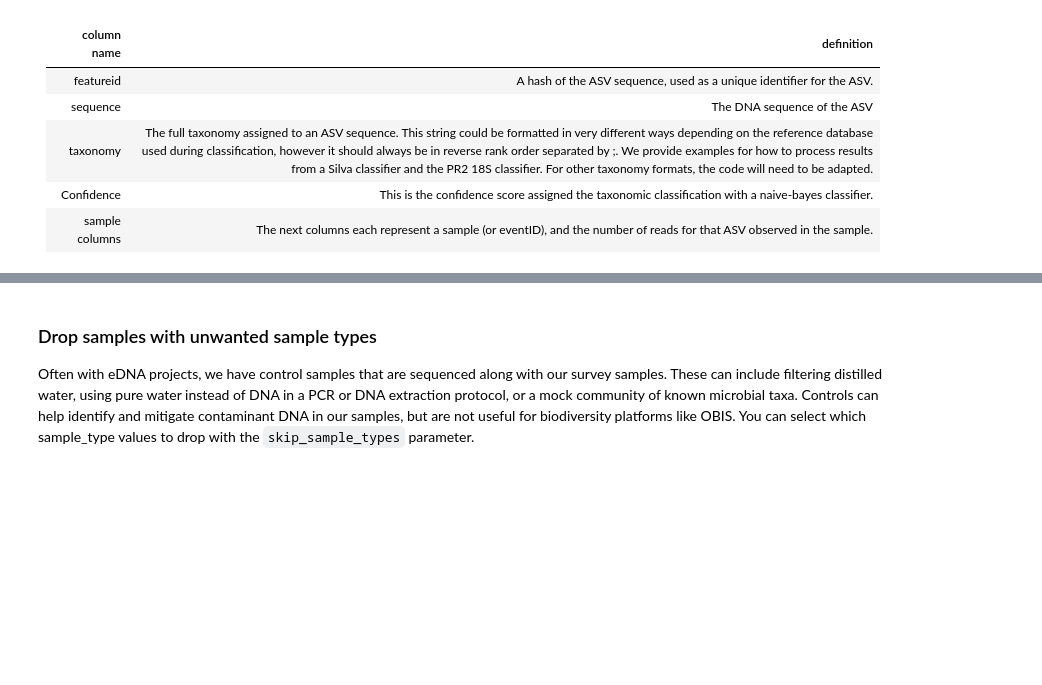
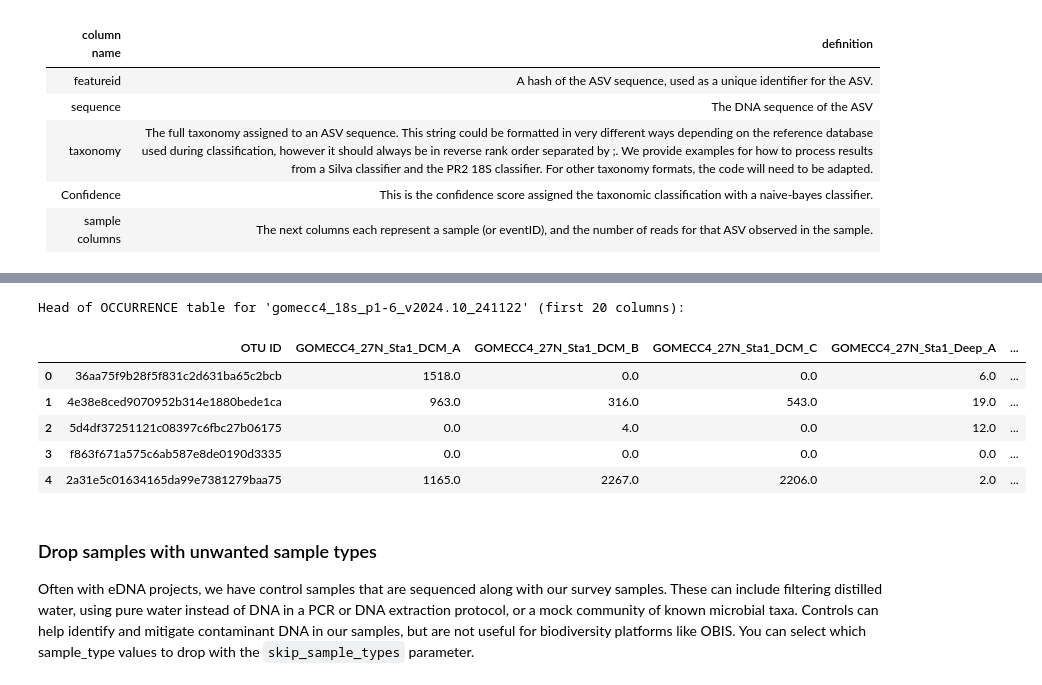
Before and after one commit to aomlomics/edna2obis, a Jupyter notebook: src-v3/edna2obis_conversion_code_v3.ipynb, the cells around one changed output, grey strips where cells are left out. Saved outputs shown, nothing was run; the diff lists cells and outputs as text; code cells hidden in the pictures; blank space fills up the shorter version.

```diff
--- a/src-v3/edna2obis_conversion_code_v3.ipynb
+++ b/src-v3/edna2obis_conversion_code_v3.ipynb
@@ -367,3 +405,27 @@ asv_tables['16S V4-V5'].iloc[:,0:20].head()
+# %%
+# Choose an analysis run name that you have defined in params['datafiles']
+# For example, the first one:
+analysis_to_inspect = list(params['datafiles'].keys())[0] if params['datafiles'] else None
+
+if analysis_to_inspect and analysis_to_inspect in raw_data_tables:
+    if 'occurrence' in raw_data_tables[analysis_to_inspect]:
+        print(f"Head of OCCURRENCE table for '{analysis_to_inspect}' (first 20 columns):")
+        display(raw_data_tables[analysis_to_inspect]['occurrence'].iloc[:, 0:20].head())
+    else:
+        print(f"Occurrence table not found for '{analysis_to_inspect}'.")
+else:
+    if not analysis_to_inspect:
+        print("params['datafiles'] is empty. No analysis run to inspect.")
+    else:
+        print(f"Analysis run '{analysis_to_inspect}' not found in loaded raw_data_tables.")
+# %% [output]
+Head of OCCURRENCE table for 'gomecc4_18s_p1-6_v2024.10_241122' (first 20 columns):
+|  | OTU ID | GOMECC4_27N_Sta1_DCM_A | GOMECC4_27N_Sta1_DCM_B | GOMECC4_27N_Sta1_DCM_C | GOMECC4_27N_Sta1_Deep_A | ... |
+| 0 | 36aa75f9b28f5f831c2d631ba65c2bcb | 1518.0 | 0.0 | 0.0 | 6.0 | ... |
+| 1 | 4e38e8ced9070952b314e1880bede1ca | 963.0 | 316.0 | 543.0 | 19.0 | ... |
+| 2 | 5d4df37251121c08397c6fbc27b06175 | 0.0 | 4.0 | 0.0 | 12.0 | ... |
+| 3 | f863f671a575c6ab587e8de0190d3335 | 0.0 | 0.0 | 0.0 | 0.0 | ... |
+| 4 | 2a31e5c01634165da99e7381279baa75 | 1165.0 | 2267.0 | 2206.0 | 2.0 | ... |
 # %% [markdown]
 ### Drop samples with unwanted sample types
 
```
Also changed, not shown: parts of 21 cells of this notebook, 10 other files.
